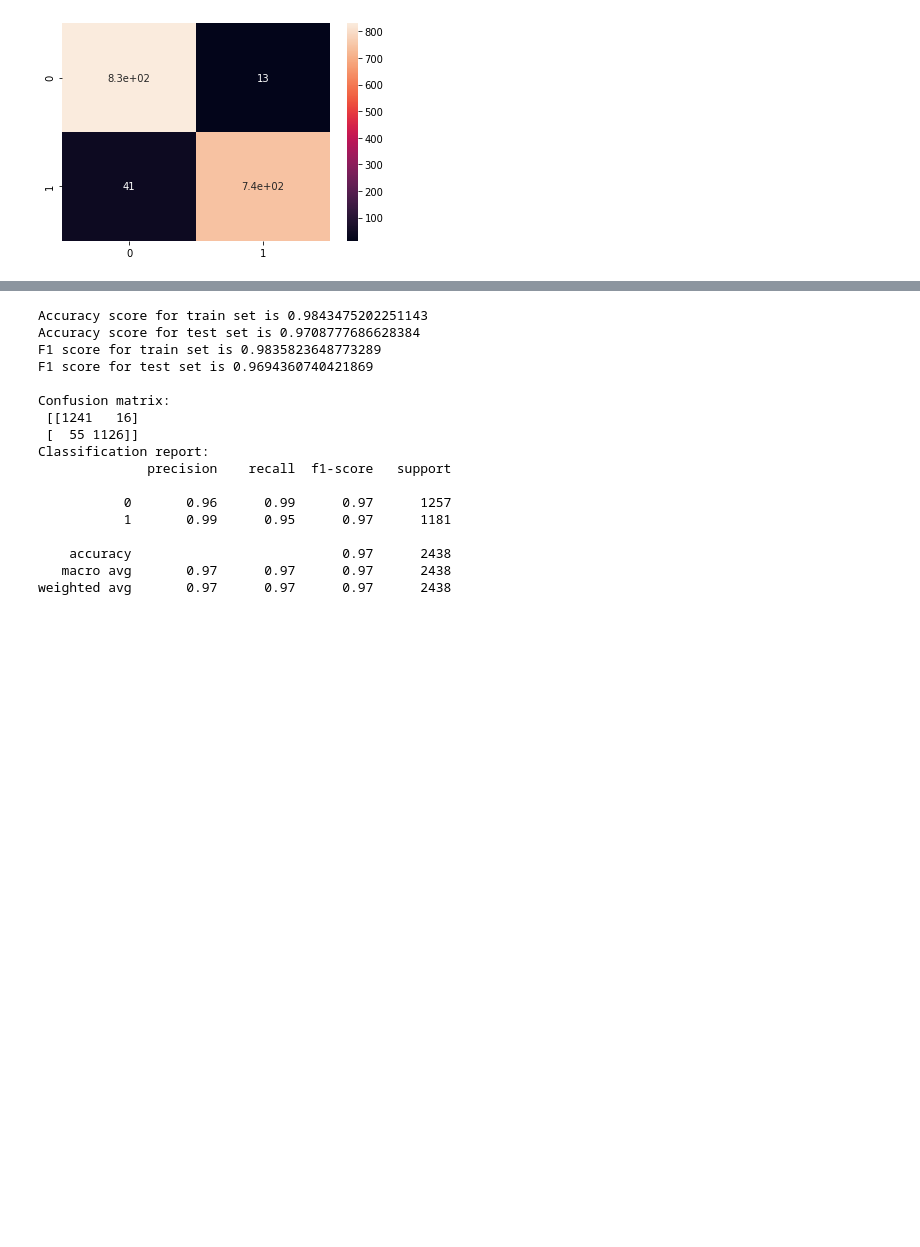
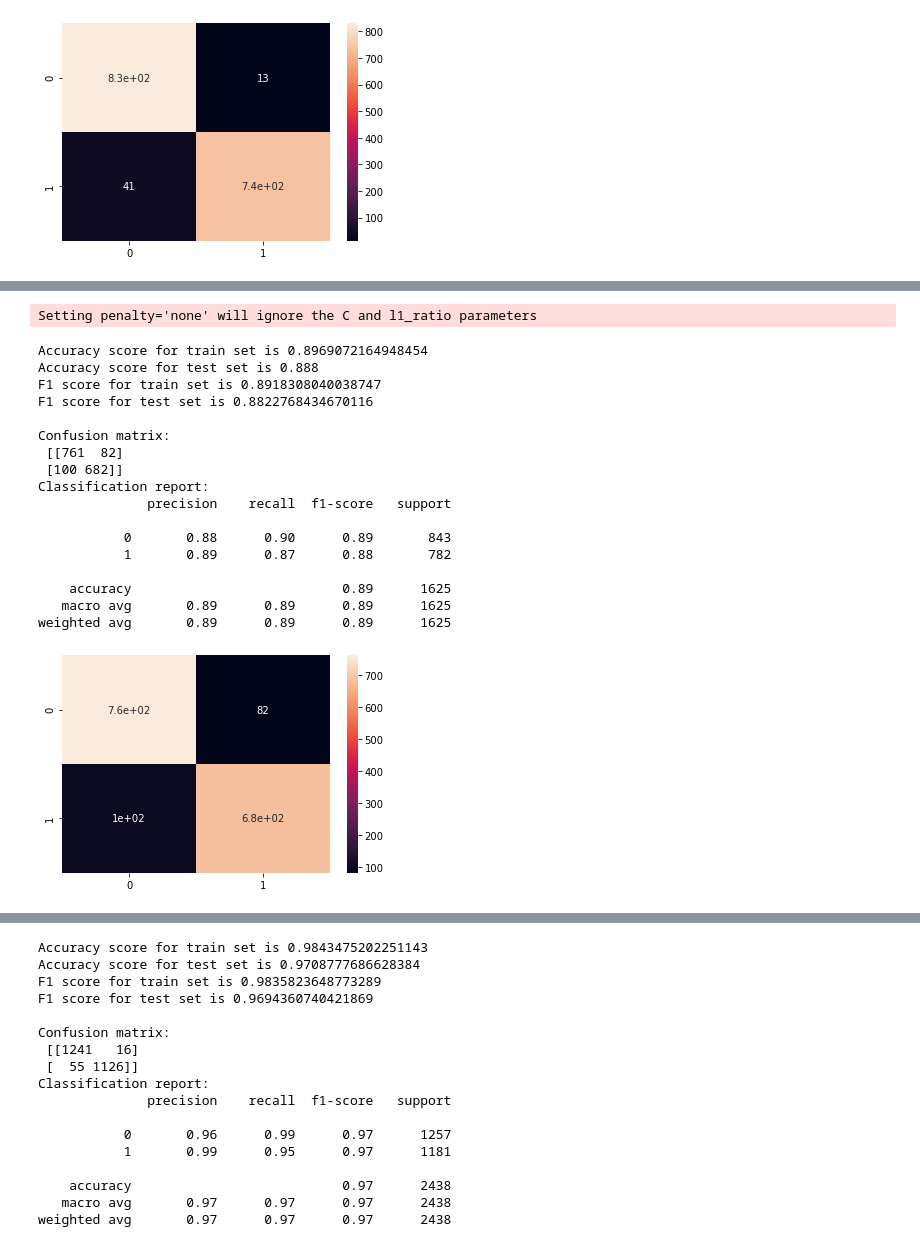
Before and after one commit to infoshareacademy/jdszr3-datavirus, a Jupyter notebook: ML/code/model1-upgrade-2.ipynb, the cells around one changed output, grey strips where cells are left out. Saved outputs shown, nothing was run; the diff lists cells and outputs as text; code cells hidden in the pictures; blank space fills up the shorter version.

```diff
--- a/ML/code/model1-upgrade-2.ipynb
+++ b/ML/code/model1-upgrade-2.ipynb
@@ -209,2 +247,33 @@ Fitting 5 folds for each of 81 candidates, totalling 405 fits
 # %%
 model_rf.save_model(header=True)
+# %%
+#Logistic regression model
+model_lr=Model("mushrooms.csv","class")
+model_lr.create_X(["class", "gill-attachment", "gill-color", "gill-size", "habitat", "ring-type", "stalk-root", "stalk-surface-above-ring", "stalk-surface-below-ring",
+                      "stalk-color-above-ring", "stalk-color-below-ring", "veil-type", "veil-color", "spore-print-color", "odor", "population"])
+model_lr.categories_normalization()
+model_lr.data_encoder(OneHotEncoder)
+model_lr.choose_model('lg',params={'C': 0.1, 'penalty': 'none', 'solver': 'newton-cg'})
+model_lr.split(0.2)
+model_lr.run_model()
+model_lr.matrix()
+# %% [output]
+Setting penalty='none' will ignore the C and l1_ratio parameters
+Accuracy score for train set is 0.8969072164948454
+Accuracy score for test set is 0.888
+F1 score for train set is 0.8918308040038747
+F1 score for test set is 0.8822768434670116
+
+Confusion matrix:
+ [[761  82]
+ [100 682]]
+Classification report:
+              precision    recall  f1-score   support
+
+           0       0.88      0.90      0.89       843
+           1       0.89      0.87      0.88       782
+
+    accuracy                           0.89      1625
+   macro avg       0.89      0.89      0.89      1625
+weighted avg       0.89      0.89      0.89      1625
+[figure, added]
```
Also changed, not shown: parts of 21 cells of this notebook, 7 other files.
